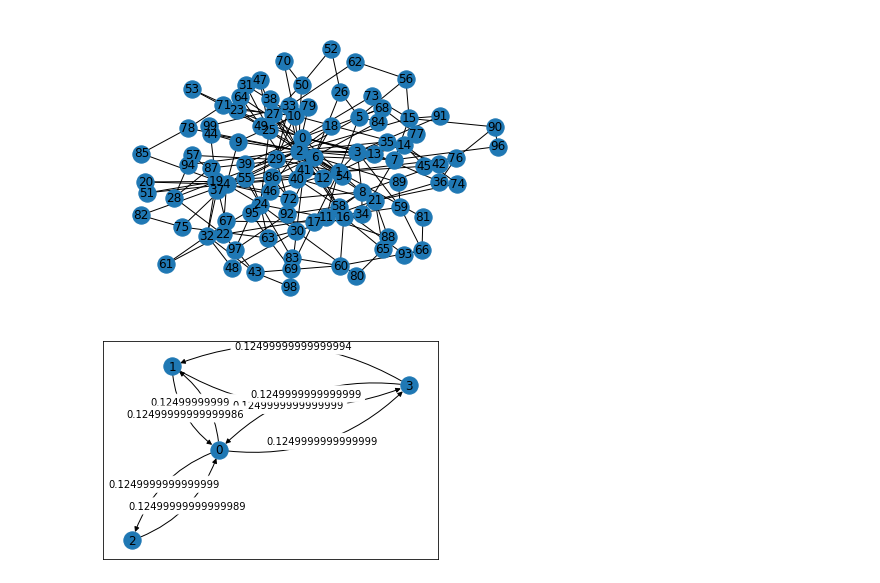
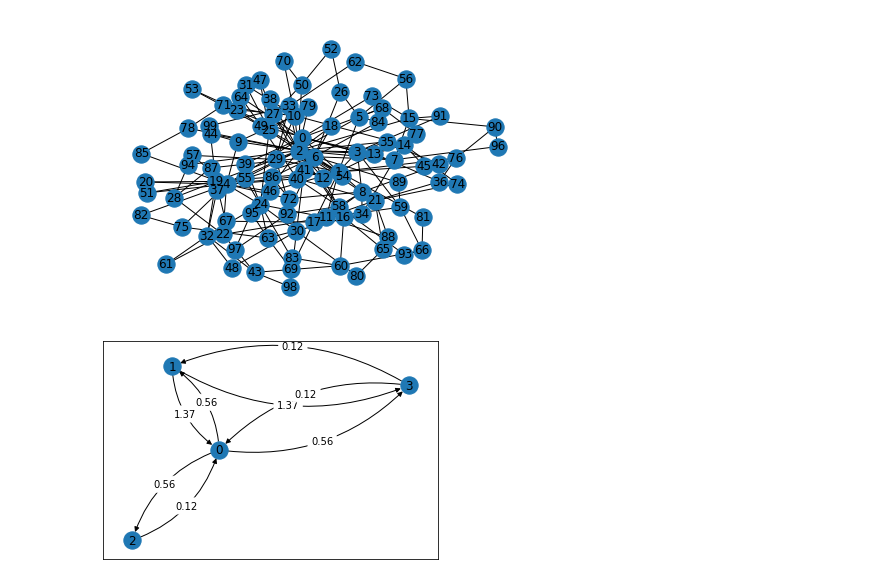
Before and after one commit to Tshou1219/qba, a Jupyter notebook: main.ipynb, the cells around one changed output. Saved outputs shown, nothing was run; the diff lists cells and outputs as text; code cells hidden in the pictures.

```diff
--- a/main.ipynb
+++ b/main.ipynb
@@ -8,10 +8,10 @@ bamodel.draw()
 # %%
 from grover import Grover
 G=Grover([(0,1),(0,2),(0,3),(1,3)])
-G.run_grover(20)
+G.run_flowed_grover(1,([0,1.0],[1,2.0]))
 G.arc_plot()
 # %% [output]
-[figure, old version]
+[figure, new version]
 # %%
 import matplotlib.pyplot as plt
 import numpy as np
```
Also changed, not shown: parts of 1 cell of this notebook, 2 other files.
